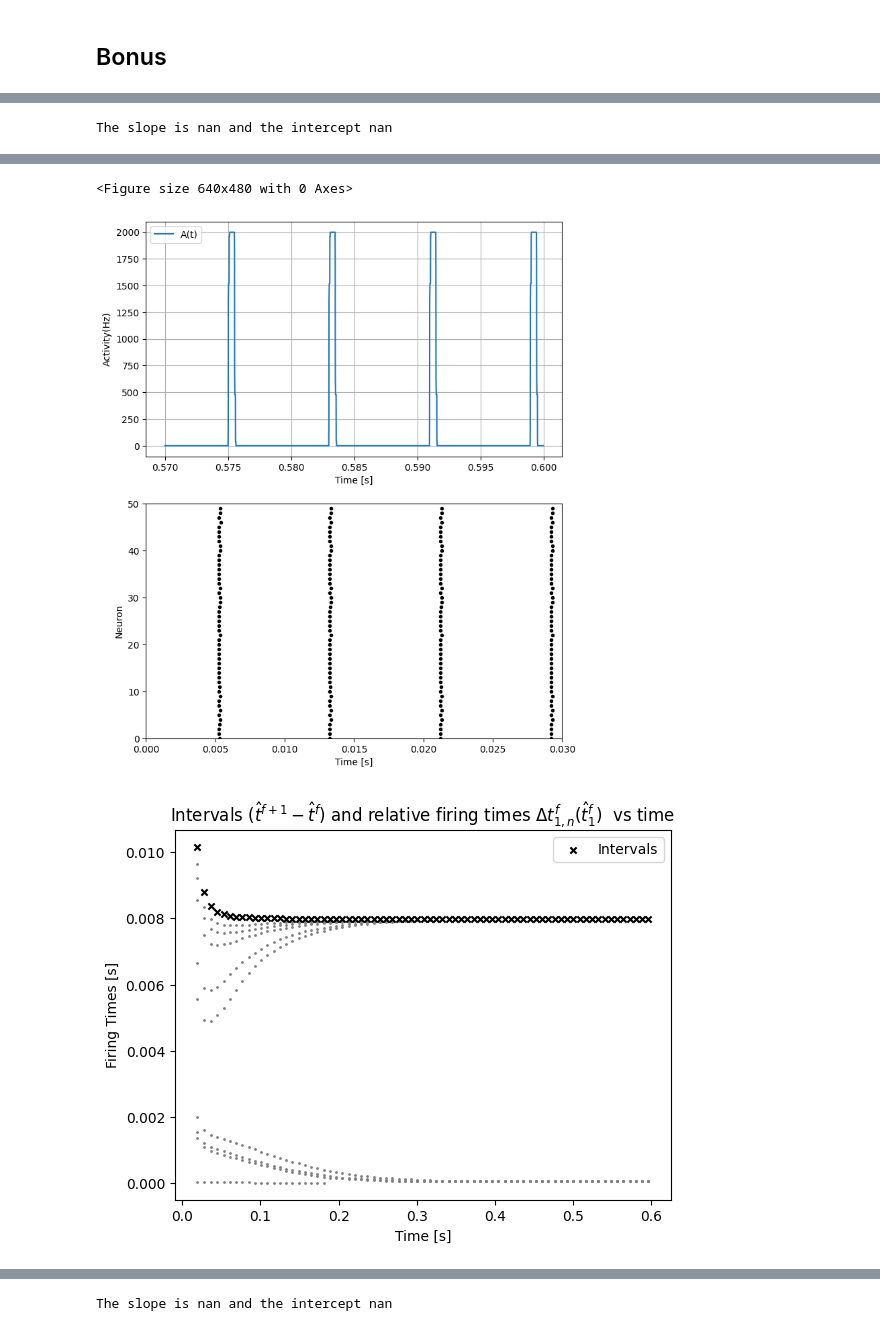
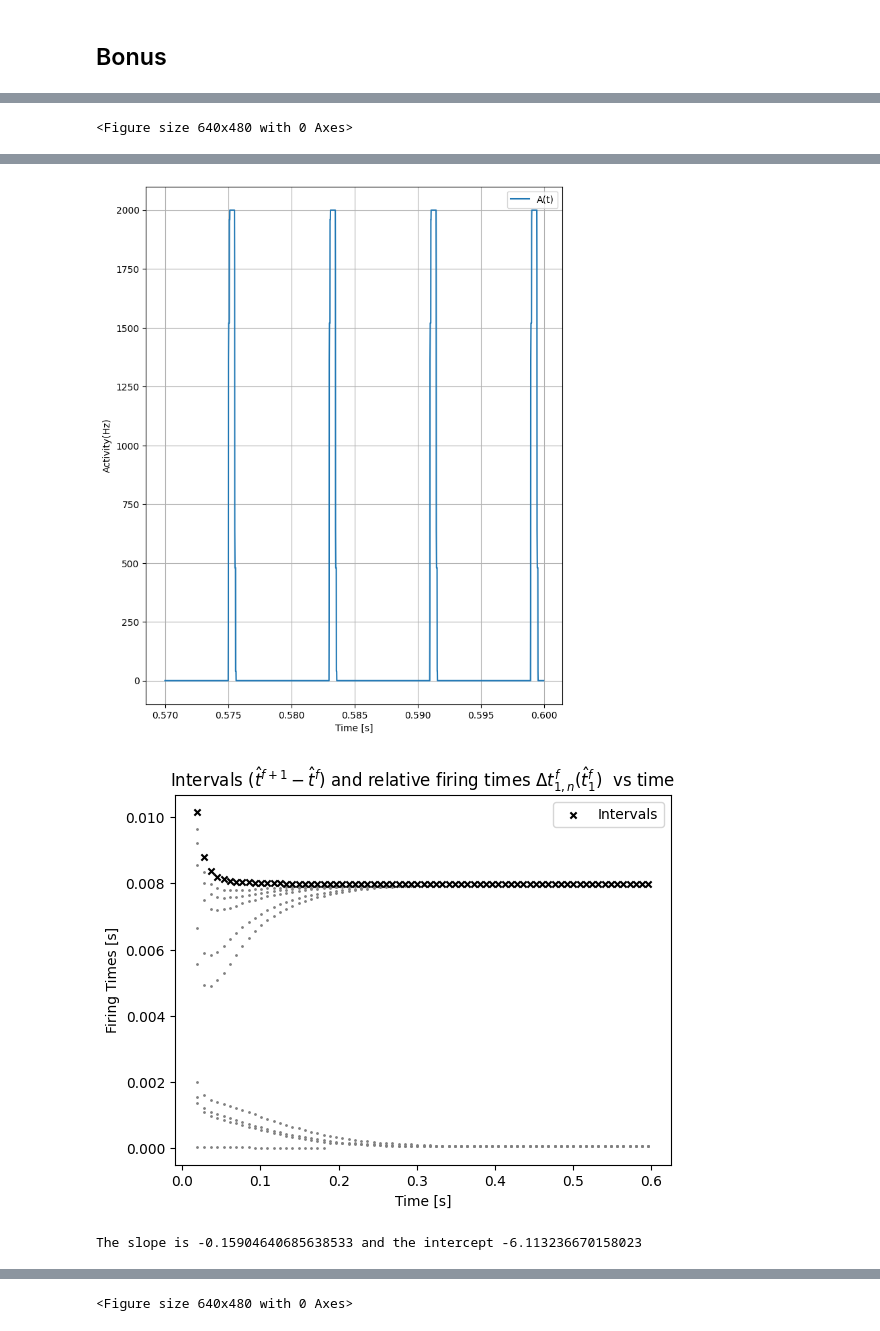
Before and after one commit to NicolasRR/SSHNeurons, a Jupyter notebook: Notebook.ipynb, the cells around one changed output, grey strips where cells are left out. Saved outputs shown, nothing was run; the diff lists cells and outputs as text; code cells hidden in the pictures.

```diff
--- a/Notebook.ipynb
+++ b/Notebook.ipynb
@@ -344,7 +344,7 @@ I0 = -0*b2.mA
 I = np.full(int(T/dt)+1, I0)*1e3*b2.mA
 Vi6 =np.full(len(Vs1[-1]), np.median(Vs1[-1][0]))*1e3*b2.mV
 i6 = np.random.choice(range(100))
-Vi6[i6]=Vi56[i6]+10*b2.mV ## Perturbation or not?
+Vi6[i6]=Vi6[i6]+10*b2.mV ## Perturbation or not?
 Vs6, ST6, epsilonA6,epsilonB6 = synchronous_state(Vi6, dt=dt, T=T, I=I, beta=BETA, eA=epsilonA[-1-int(delta/dt)], eB=epsilonB[-1-int(delta/dt)])
 # %%
 prefix = np.full(int(delta/dt)+1,epsilonA6[0])*b2.Hz
@@ -363,24 +363,30 @@ plot_intervals(rtimes, intervals, Imins)
 dt = 1e-2*b2.ms
 T=600*b2.ms
 I0=0*b2.mA
-## TO DO: to be changed
+## TO DO: to be changed by the critical value
 BST = []
 Ns = [50,10,5]
+delays8 = []
 for n in Ns:
-  Vs, ST, _, _ = synchronous_state(Vi[0:n], dt=dt, T=T, I=np.full(int(T/dt), I0)*1e3*b2.mA)
+  Vs, ST, eA, eB = synchronous_state(Vi[0:n], dt=dt, T=T, I=np.full(int(T/dt), I0)*1e3*b2.mA)
+  Vi8=np.full(len(Vs[-1]), np.median(Vs[-1][0]))*1e3*b2.mV
+  i = np.random.choice(range(n))
+  Vi8[i]=Vi8[i]+10*b2.mV
+  _,STbis,_, _ = synchronous_state(Vi8, dt=dt, T=T, I=np.zeros(int(T/dt))*1e3*b2.mA,eA=eA[-1-int(delta/dt)], eB=eB[-1-int(delta/dt)])
+  delays8.append(np.abs(np.nonzero(STbis[:, i])[0]-np.nonzero(STbis[:,i-1])[0])[0:10]*dt)
   BST.append(ST)
 # %%
 steps = BST[0].shape[0]
 t = np.arange(0, steps, 1)
 for i, ST in enumerate(BST):
+  print(f"Figures for N = {Ns[i]}")
   rtimes, intervals, Imins = intervals_spike(ST)
   plot_intervals(rtimes, intervals, Imins)
   plt.figure()
-  # plot_delays(np.abs(np.nonzero(ST[:, i])[0]-np.nonzero(ST[:,i-1])[0])[0:10]*dt)
-  # plt.figure() # TO DO: analyze stability via delays
-  fig, (ax1, ax2) = plt.subplots(2, 1, figsize=(8, 10))
+  plot_delays(delays8[i])
+  plt.figure() # TO DO: analyze stability via delays
+  fig, (ax1) = plt.subplots(1, 1, figsize=(8, 10))
   activity_plot(ST[-1-i30:-1],t[-1-i30:-1],ax1, tA=0.5*b2.ms)
-  raster_plot(ST[-1-i30:-1], ax2)
   plt.figure()
 # %% [output]
 [figure]
@@ -389 +395 @@ for i, ST in enumerate(BST):
-The slope is nan and the intercept nan
+<Figure size 640x480 with 0 Axes>
@@ -391,3 +396,3 @@ The slope is nan and the intercept nan
-<Figure size 640x480 with 0 Axes>
-[figure, old version]
+[figure, new version]
 [figure]
+The slope is -0.15904640685638533 and the intercept -6.113236670158023
@@ -394 +400 @@ The slope is nan and the intercept nan
-The slope is nan and the intercept nan
+<Figure size 640x480 with 0 Axes>
```
Also changed, not shown: parts of 2 cells of this notebook.
